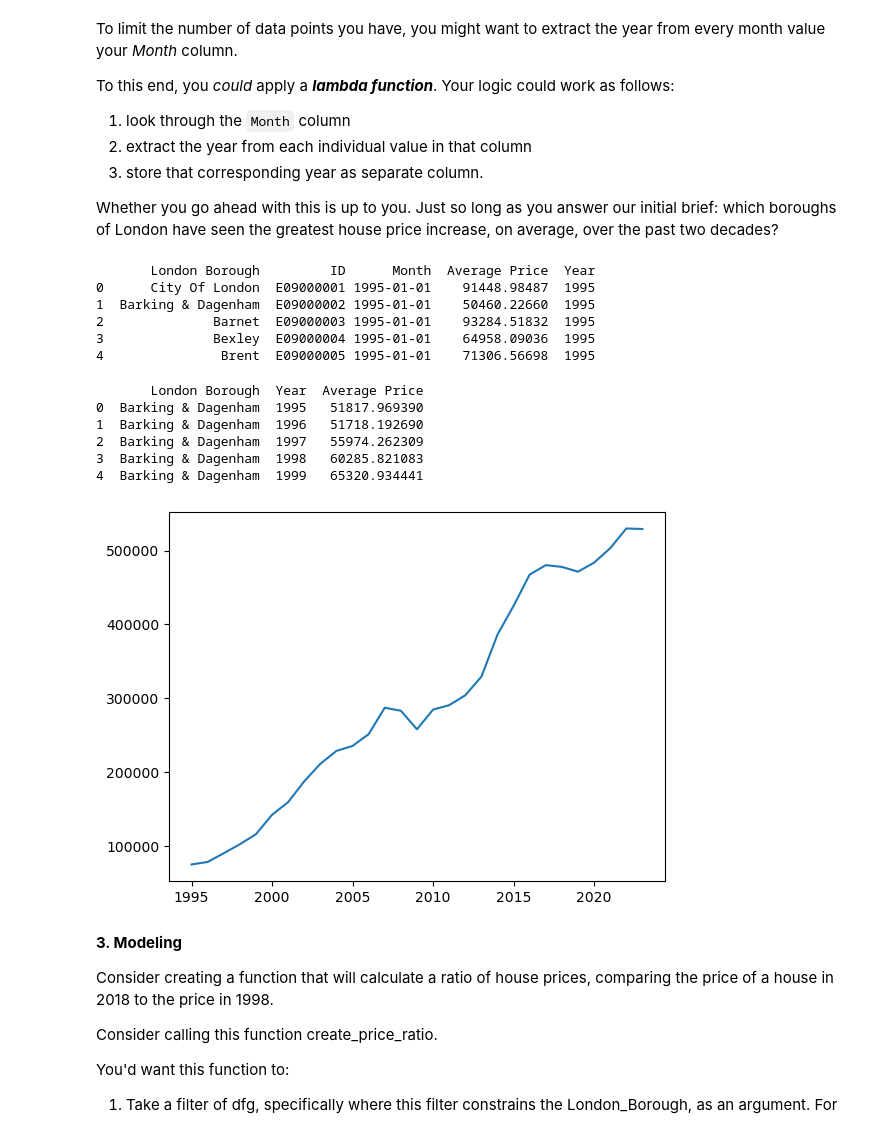
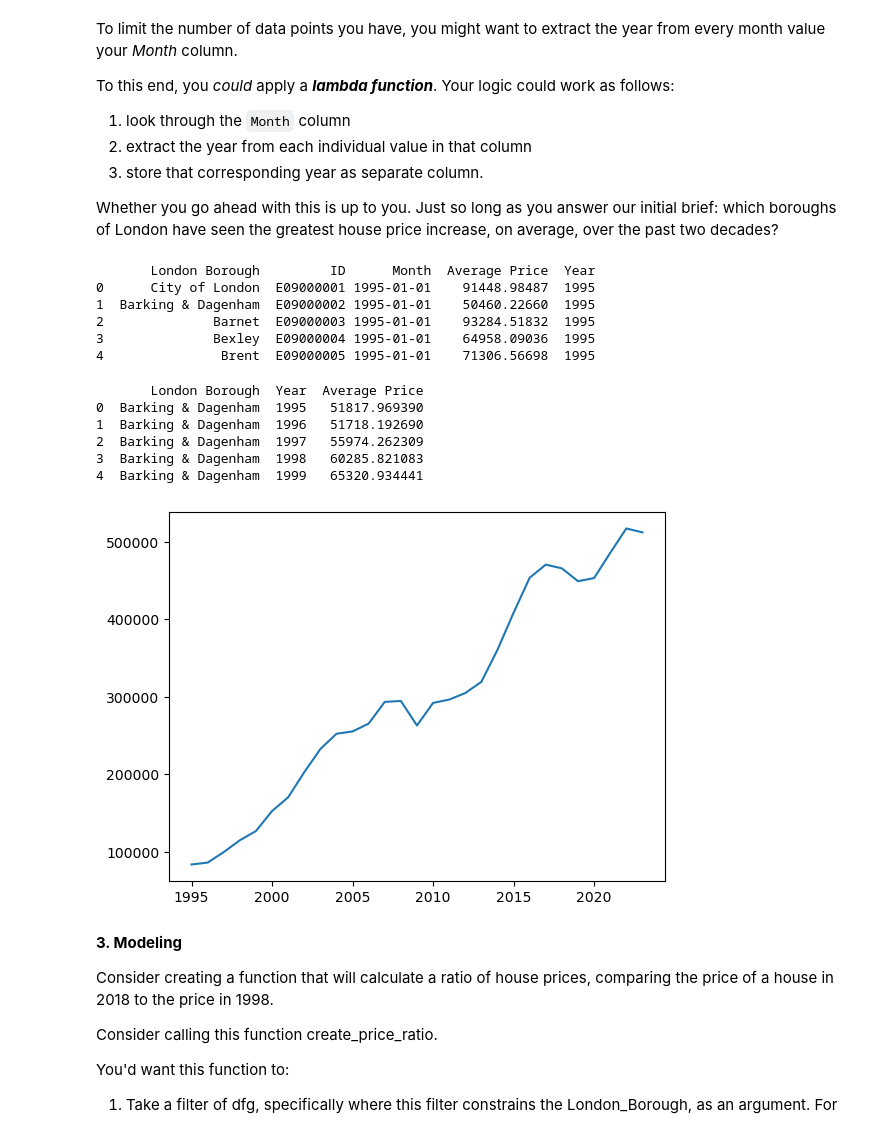
Before and after one commit to njahns/Projects, a Jupyter notebook: Unit 4 Challenge - Tier 3.ipynb, the cells around one changed output. Saved outputs shown, nothing was run; the diff lists cells and outputs as text; code cells hidden in the pictures.

```diff
--- a/Unit 4 Challenge - Tier 3.ipynb
+++ b/Unit 4 Challenge - Tier 3.ipynb
@@ -253,0 +277,7 @@ print(cleaned2.head())
+# %%
+# Deleted rows for non-boropugh locations
+cleaned3 = cleaned2.drop(cleaned2.index[33:])
+
+# Printed list of boroughs
+for index,row in cleaned3.iterrows():
+    print(index,row['London Borough'])
@@ -259,11 +307,8 @@ Remember what Wes McKinney said about tidy data?
 You might need to **melt** your DataFrame here.
 # %%
 # Melted dataframe
-melted = pd.melt(cleaned2, id_vars=["London Borough", "ID"], var_name='Month', value_name='Average Price')
-
-# Converted all burough names to title case
-melted['London Borough'] = melted['London Borough'].str.title()
+melted = pd.melt(cleaned3, id_vars=["London Borough", "ID"], var_name='Month', value_name='Average Price')
 
 # Printed dataframe
-print(melted)
+print(melted.head())
 # %% [output]
@@ -368,16 +383,16 @@ To this end, you *could* apply a ***lambda function***. Your logic could work as
 Whether you go ahead with this is up to you. Just so long as you answer our initial brief: which boroughs of London have seen the greatest house price increase, on average, over the past two decades?
 # %%
 # Copied DataFrame before adding a 'Year' column
-year_added = cleaned3.copy()
+year_added = melted.copy()
 
 # Added a 'Year' column containting years pulled from the month column
-year_added['Year'] = cleaned3['Month'].apply(lambda month: month.year)
+year_added['Year'] = melted['Month'].apply(lambda month: month.year)
 
 # Printed dataframe
 print(year_added.head())
 # %% [output]
        London Borough         ID      Month  Average Price  Year
-0      City Of London  E09000001 1995-01-01    91448.98487  1995
+0      City of London  E09000001 1995-01-01    91448.98487  1995
 1  Barking & Dagenham  E09000002 1995-01-01    50460.22660  1995
 2              Barnet  E09000003 1995-01-01    93284.51832  1995
 3              Bexley  E09000004 1995-01-01    64958.09036  1995
@@ -396,14 +411,17 @@ print(year_mean.head())
 3  Barking & Dagenham  1998   60285.821083
 4  Barking & Dagenham  1999   65320.934441
 # %%
-# Subsetted the LONDON data from year_mean
-viz_london2 = year_mean[year_mean['London Borough'] == 'London']
+# Created a pivot table with a boroughs as rows, columns as years, and values as mean prices
+pivot_table = year_mean.pivot_table(index='London Borough', columns='Year', values='Average Price').reset_index()
+
+# Subsetted the Harrow data from year_mean
+viz_Harrow2 = year_mean[year_mean['London Borough'] == 'Harrow']
 
 # Plotted the LONDON data in a line graph
-plt.plot(viz_london2['Year'], viz_london2['Average Price'])
+plt.plot(viz_Harrow2['Year'], viz_Harrow2['Average Price'])
 plt.show()
 # %% [output]
-[figure, old version]
+[figure, new version]
 # %% [markdown]
 **3. Modeling**
 
```
Also changed, not shown: parts of 12 cells of this notebook.
